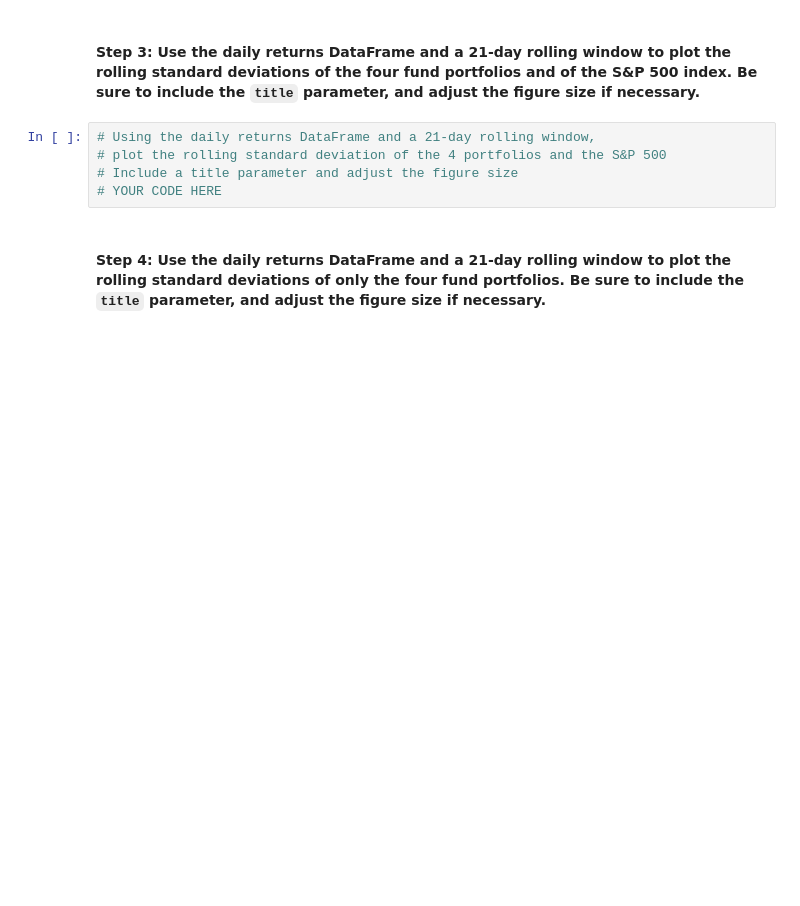
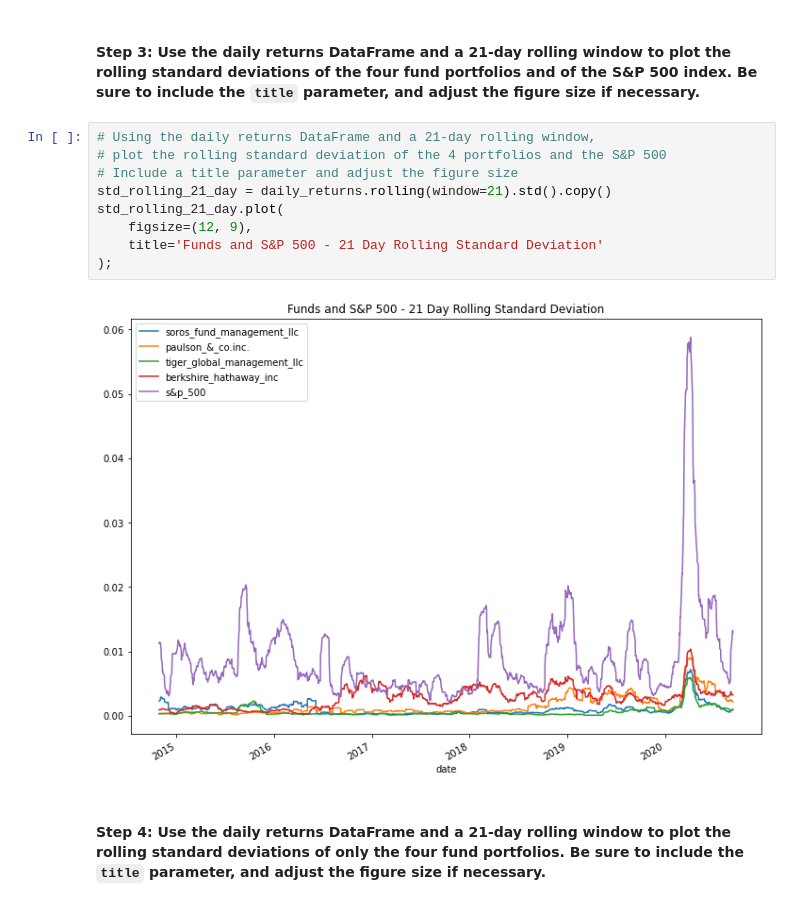
Before and after one commit to jmischung/Portfolio-Risk-Analysis, a Jupyter notebook: risk_return_analysis.ipynb, the cells around one changed output. Saved outputs shown, nothing was run; the diff lists cells and outputs as text; blank space fills up the shorter version.

```diff
--- a/risk_return_analysis.ipynb
+++ b/risk_return_analysis.ipynb
@@ -281,8 +297,14 @@ Evaluate the risk profile of each portfolio by using the standard deviation and
 # %%
 # Using the daily returns DataFrame and a 21-day rolling window,
 # plot the rolling standard deviation of the 4 portfolios and the S&P 500
 # Include a title parameter and adjust the figure size
-# YOUR CODE HERE
+std_rolling_21_day = daily_returns.rolling(window=21).std().copy()
+std_rolling_21_day.plot(
+    figsize=(12, 9),
+    title='Funds and S&P 500 - 21 Day Rolling Standard Deviation'
+);
+# %% [output]
+[figure, added]
 # %% [markdown]
 #### Step 4: Use the daily returns DataFrame and a 21-day rolling window to plot the rolling standard deviations of only the four fund portfolios. Be sure to include the `title` parameter, and adjust the figure size if necessary.
 # %%
```
Also changed, not shown: parts of 8 cells of this notebook.
